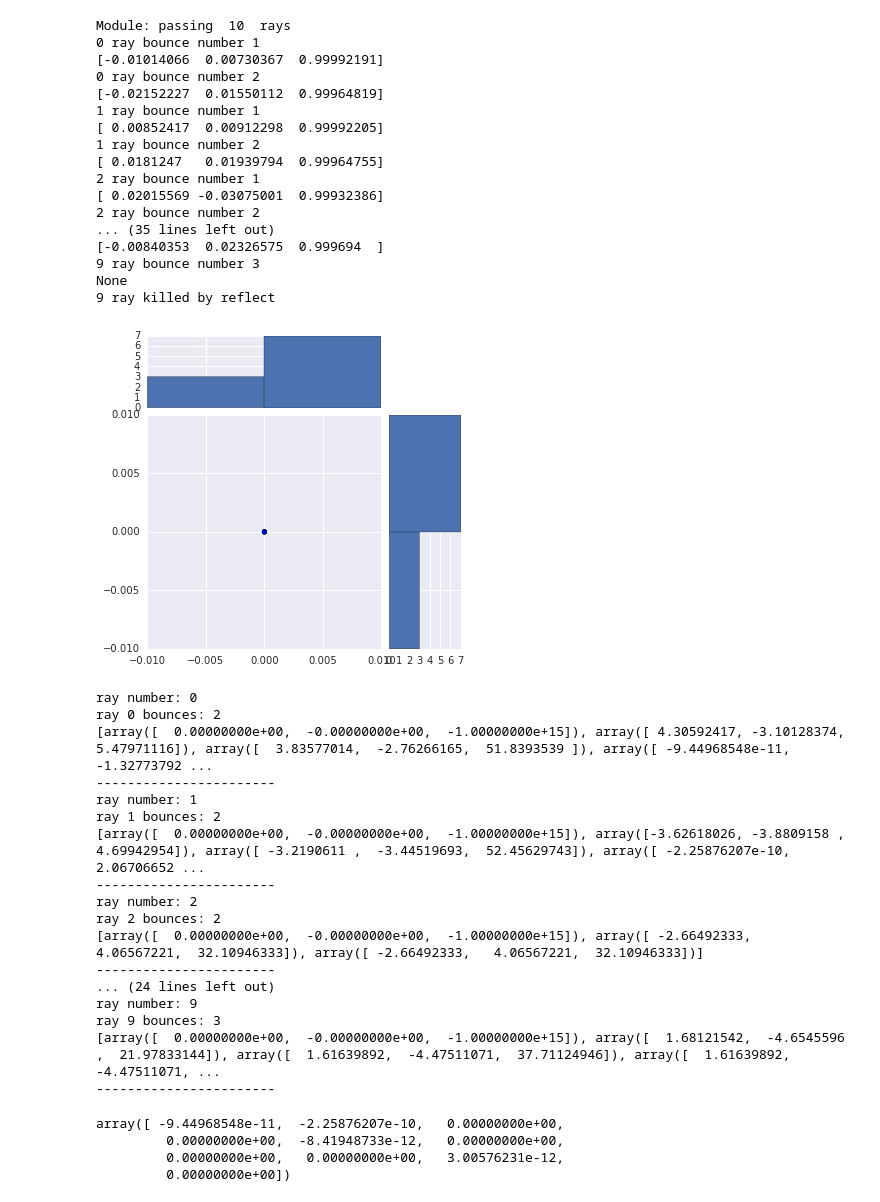
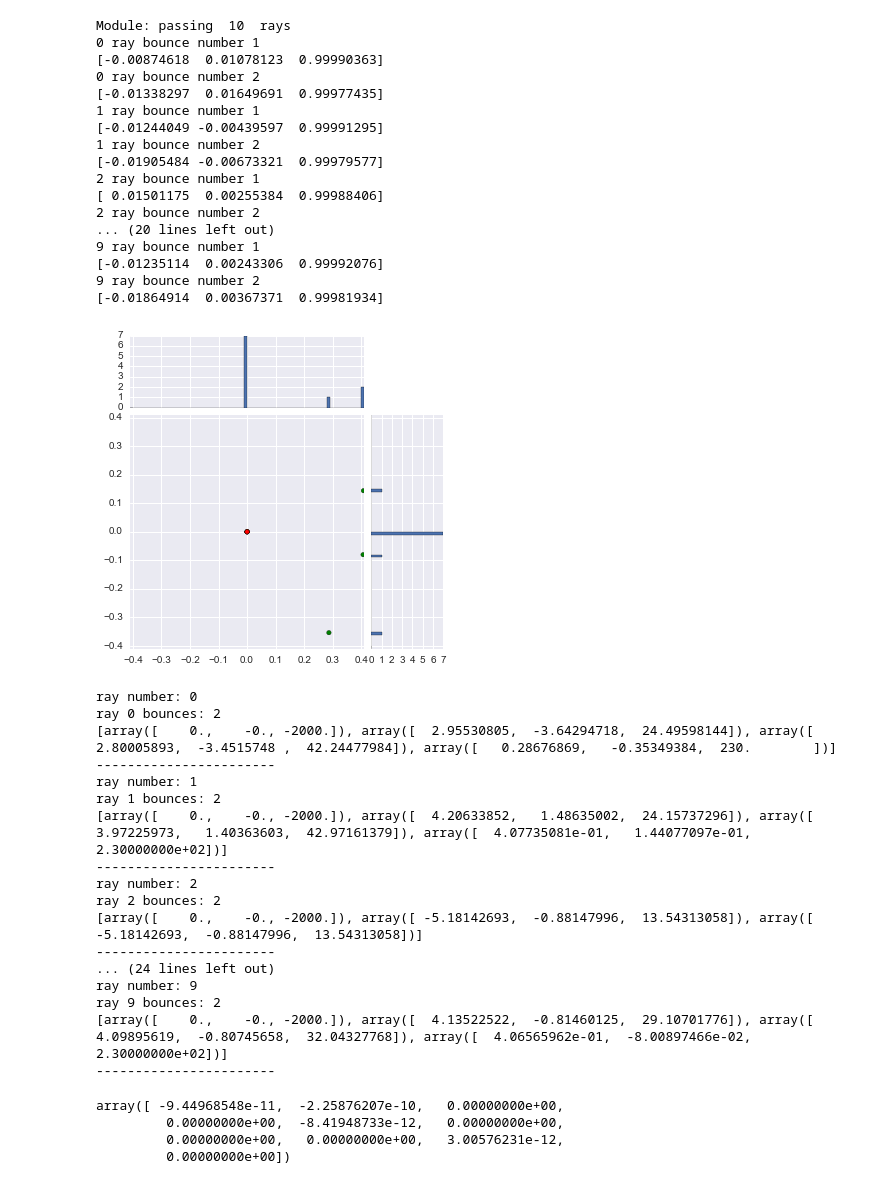
Before and after one commit to pymilo/notebooks, a Jupyter notebook: plotting_rays.ipynb, the cells around one changed output. Saved outputs shown, nothing was run; the diff lists cells and outputs as text; code cells hidden in the pictures.

```diff
--- a/plotting_rays.ipynb
+++ b/plotting_rays.ipynb
@@ -9,37 +9,37 @@ from foxsisim.plotting import scatterHist
 # %%
 module = Module()
 detector = Detector()
 
-source_distance = -1e15
+source_distance = -2e3
 offaxis_angle_arcmin = 0.0
 aux=source_distance * np.sin(np.deg2rad(offaxis_angle_arcmin/60.0))
 
 source = Source(type='point',
                 center=[ 0.0 , aux , source_distance ],
                 color=[0,1,1])
 rays = source.generateRays(module.targetFront, 10)
 module.passRays(rays, robust=True)
 detector.catchRays(rays)
 scatterHist(rays)
 # %% [output]
 Module: passing  10  rays
 0 ray bounce number 1
-[-0.01014066  0.00730367  0.99992191]
+[-0.00874618  0.01078123  0.99990363]
 0 ray bounce number 2
-[-0.02152227  0.01550112  0.99964819]
+[-0.01338297  0.01649691  0.99977435]
 1 ray bounce number 1
-[ 0.00852417  0.00912298  0.99992205]
+[-0.01244049 -0.00439597  0.99991295]
 1 ray bounce number 2
-[ 0.0181247   0.01939794  0.99964755]
+[-0.01905484 -0.00673321  0.99979577]
 2 ray bounce number 1
-[ 0.02015569 -0.03075001  0.99932386]
+[ 0.01501175  0.00255384  0.99988406]
 2 ray bounce number 2
-... (35 lines left out)
-[-0.00840353  0.02326575  0.999694  ]
-9 ray bounce number 3
-None
-9 ray killed by reflect
+... (20 lines left out)
+9 ray bounce number 1
+[-0.01235114  0.00243306  0.99992076]
+9 ray bounce number 2
+[-0.01864914  0.00367371  0.99981934]
-[figure, old version]
+[figure, new version]
 # %%
 for ray in rays:
     print("ray number: %i" % (ray.num))
@@ -50,20 +50,20 @@ for ray in rays:
 # %% [output]
 ray number: 0
 ray 0 bounces: 2
-[array([  0.00000000e+00,  -0.00000000e+00,  -1.00000000e+15]), array([ 4.30592417, -3.10128374,  5.47971116]), array([  3.83577014,  -2.76266165,  51.8393539 ]), array([ -9.44968548e-11,  -1.32773792 ...
+[array([    0.,    -0., -2000.]), array([  2.95530805,  -3.64294718,  24.49598144]), array([  2.80005893,  -3.4515748 ,  42.24477984]), array([   0.28676869,   -0.35349384,  230.        ])]
 -----------------------
 ray number: 1
 ray 1 bounces: 2
-[array([  0.00000000e+00,  -0.00000000e+00,  -1.00000000e+15]), array([-3.62618026, -3.8809158 ,  4.69942954]), array([ -3.2190611 ,  -3.44519693,  52.45629743]), array([ -2.25876207e-10,   2.06706652 ...
+[array([    0.,    -0., -2000.]), array([  4.20633852,   1.48635002,  24.15737296]), array([  3.97225973,   1.40363603,  42.97161379]), array([  4.07735081e-01,   1.44077097e-01,   2.30000000e+02])]
 -----------------------
 ray number: 2
 ray 2 bounces: 2
-[array([  0.00000000e+00,  -0.00000000e+00,  -1.00000000e+15]), array([ -2.66492333,   4.06567221,  32.10946333]), array([ -2.66492333,   4.06567221,  32.10946333])]
+[array([    0.,    -0., -2000.]), array([ -5.18142693,  -0.88147996,  13.54313058]), array([ -5.18142693,  -0.88147996,  13.54313058])]
 -----------------------
 ... (24 lines left out)
 ray number: 9
-ray 9 bounces: 3
-[array([  0.00000000e+00,  -0.00000000e+00,  -1.00000000e+15]), array([  1.68121542,  -4.6545596 ,  21.97833144]), array([  1.61639892,  -4.47511071,  37.71124946]), array([  1.61639892,  -4.47511071, ...
+ray 9 bounces: 2
+[array([    0.,    -0., -2000.]), array([  4.13522522,  -0.81460125,  29.10701776]), array([  4.09895619,  -0.80745658,  32.04327768]), array([  4.06565962e-01,  -8.00897466e-02,   2.30000000e+02])]
 -----------------------
 # %%
 x = np.array([ray.des[0] for ray in rays])
```
Also changed, not shown: parts of 4 cells of this notebook.
